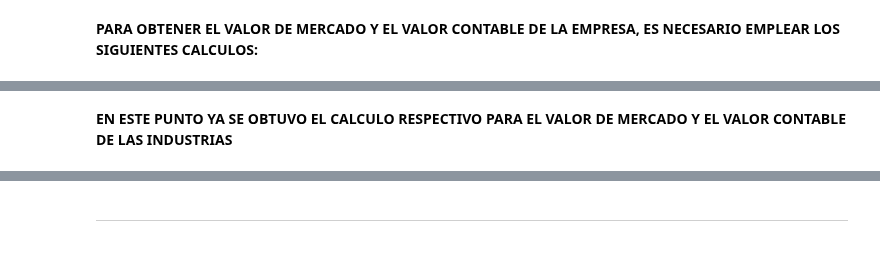
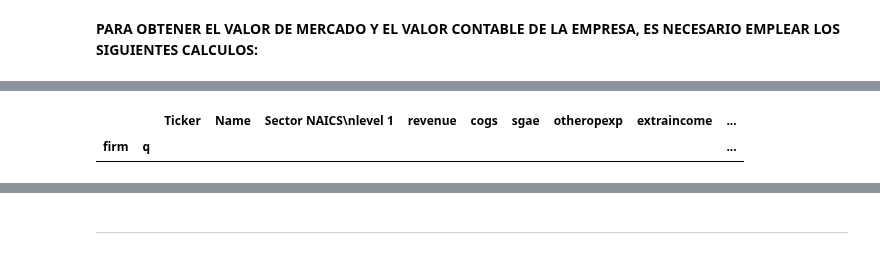
Before and after one commit to AnHrt/StatisticsII, a Jupyter notebook: Statistics/A01369984_BCase.ipynb, the cells around one changed output, grey strips where cells are left out. Saved outputs shown, nothing was run; the diff lists cells and outputs as text; code cells hidden in the pictures.

```diff
--- a/Statistics/A01369984_BCase.ipynb
+++ b/Statistics/A01369984_BCase.ipynb
@@ -102,6 +127,8 @@ US_Firms
 # %%
+# Calculo de valor de mercado y valor contable
 US_Firms['Book Value of the Firms'] = US_Firms['totalassets'] - US_Firms['totalliabilities']
 US_Firms['Market Value'] = US_Firms['originalprice'] * US_Firms['sharesoutstanding']
-US_Firms#.head(1)
+US_Firms.head(0)
+# %% [output]
+|  |  | Ticker | Name | Sector NAICS\nlevel 1 | revenue | cogs | sgae | otheropexp | extraincome | ... |
+| firm | q |  |  |  |  |  |  |  |  | ... |
-# %% [markdown]
-**EN ESTE PUNTO YA SE OBTUVO EL CALCULO RESPECTIVO PARA EL VALOR DE MERCADO Y EL VALOR CONTABLE DE LAS INDUSTRIAS**
```
Also changed, not shown: parts of 10 cells of this notebook.
